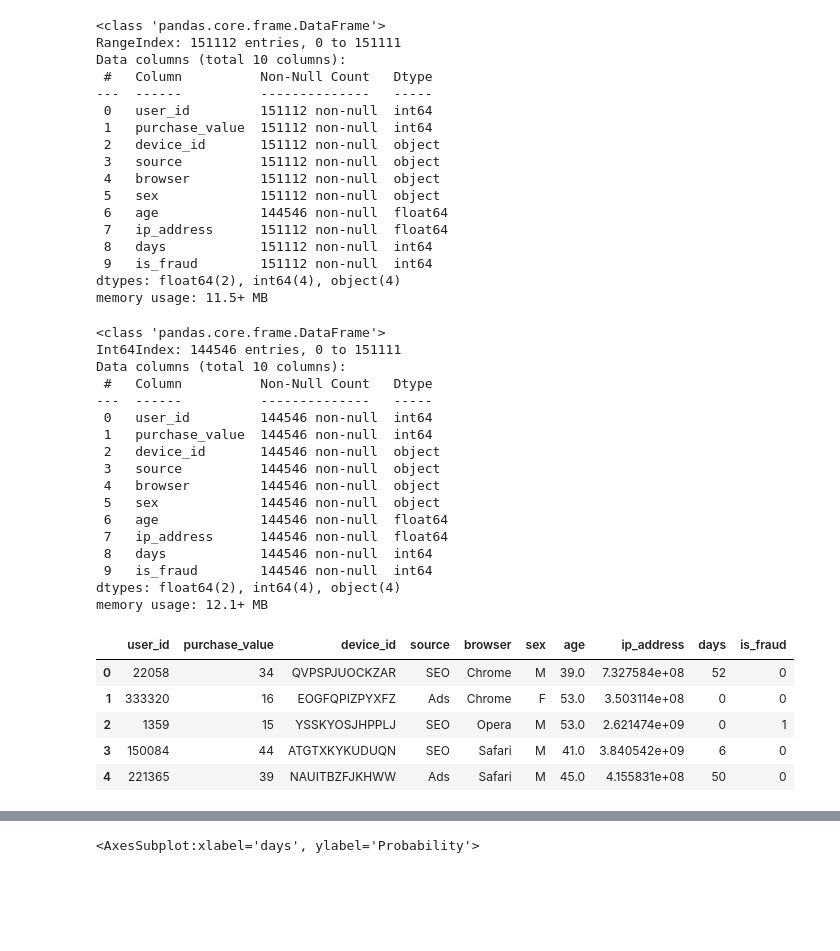
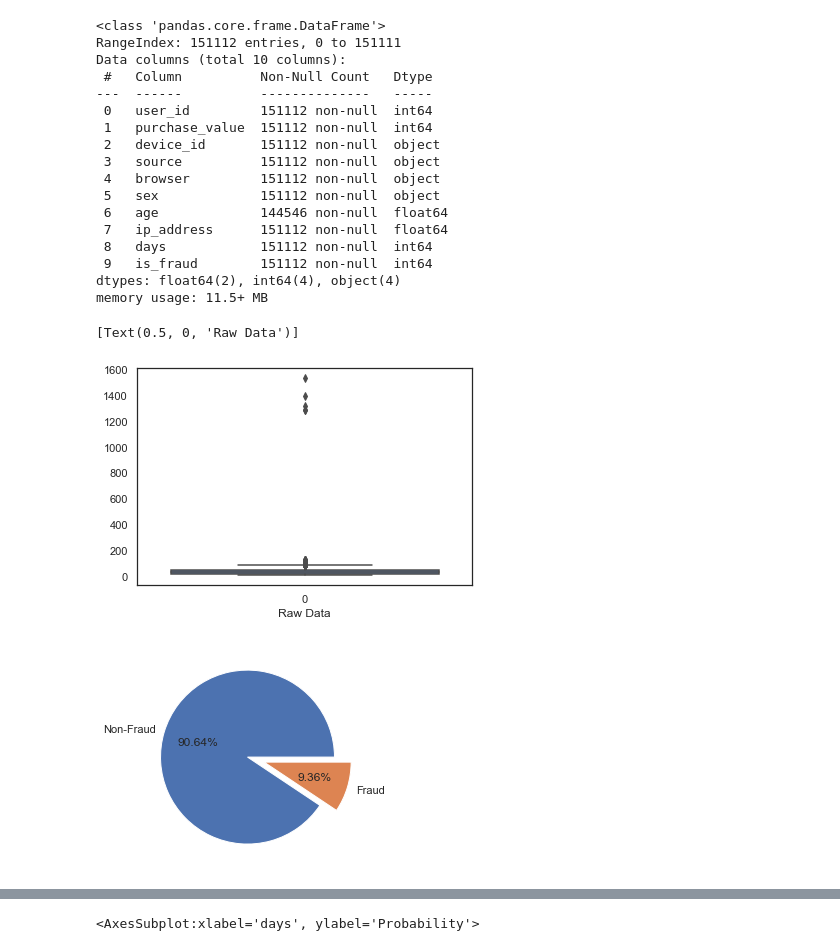
Before and after one commit to TeoTzeShuen/school, a Jupyter notebook: Individual Project/project.ipynb, the cells around one changed output, grey strips where cells are left out. Cells and saved outputs as stored; diff of their text form; code cells hidden in the pictures; blank space fills up the shorter version.

```diff
--- a/Individual Project/project.ipynb
+++ b/Individual Project/project.ipynb
@@ -54,22 +62,0 @@ memory usage: 11.5+ MB
-# %%
-df_clean = df.copy()
-df_clean = df_clean.dropna(axis=0, how='any') # copy df & drop rows with missing values
-df_clean.info()
-# %% [output]
-<class 'pandas.core.frame.DataFrame'>
-Int64Index: 144546 entries, 0 to 151111
-Data columns (total 10 columns):
- #   Column          Non-Null Count   Dtype
----  ------          --------------   -----
- 0   user_id         144546 non-null  int64
- 1   purchase_value  144546 non-null  int64
- 2   device_id       144546 non-null  object
- 3   source          144546 non-null  object
- 4   browser         144546 non-null  object
- 5   sex             144546 non-null  object
- 6   age             144546 non-null  float64
- 7   ip_address      144546 non-null  float64
- 8   days            144546 non-null  int64
- 9   is_fraud        144546 non-null  int64
-dtypes: float64(2), int64(4), object(4)
-memory usage: 12.1+ MB
@@ -79,10 +63,21 @@ memory usage: 12.1+ MB
-# %%
-# Firstly, we can use the .head() function to have a glance at the data and see what needs correction
-df_clean.head()
-# %% [output]
-|  | user_id | purchase_value | device_id | source | browser | sex | age | ip_address | days | is_fraud |
-| 0 | 22058 | 34 | QVPSPJUOCKZAR | SEO | Chrome | M | 39.0 | 7.327584e+08 | 52 | 0 |
-| 1 | 333320 | 16 | EOGFQPIZPYXFZ | Ads | Chrome | F | 53.0 | 3.503114e+08 | 0 | 0 |
-| 2 | 1359 | 15 | YSSKYOSJHPPLJ | SEO | Opera | M | 53.0 | 2.621474e+09 | 0 | 1 |
-| 3 | 150084 | 44 | ATGTXKYKUDUQN | SEO | Safari | M | 41.0 | 3.840542e+09 | 6 | 0 |
-| 4 | 221365 | 39 | NAUITBZFJKHWW | Ads | Safari | M | 45.0 | 4.155831e+08 | 50 | 0 |
+# %%
+#plot a boxplot to see the distribution and quartiles of the purchase values.
+sns.boxplot(data=df['purchase_value'], ).set(xlabel='Purchase value')
+# %% [output]
+[Text(0.5, 0, 'Raw Data')]
+[figure, added]
+# %%
+# massive outliers here - dictionary says value should be capped at 400, so we will hard cap the value at that and remove outliers.
+# we can clean the data later in the 'cleaned' dataset, with the condition to remove rows in which purchase value is over 400.
+# https://stackoverflow.com/questions/41800424/remove-rows-in-python-less-than-a-certain-value
+
+# The most notable data is the is_fraud value, which will help us with our data exploration later
+# Draw piechart to determine percentage of fraud cases in dataset
+explode = (0, 0.2) #explode second slice
+labels = 'Non-Fraud', 'Fraud'
+figure1, ax1 = plt.subplots()
+
+ax1.pie(df.is_fraud.value_counts(), explode=explode, autopct='%.2f%%', labels=labels) # pie charts, to 2dp
+plt.show()
+# %% [output]
+[figure, added]
```
Also changed, not shown: parts of 25 cells of this notebook.
